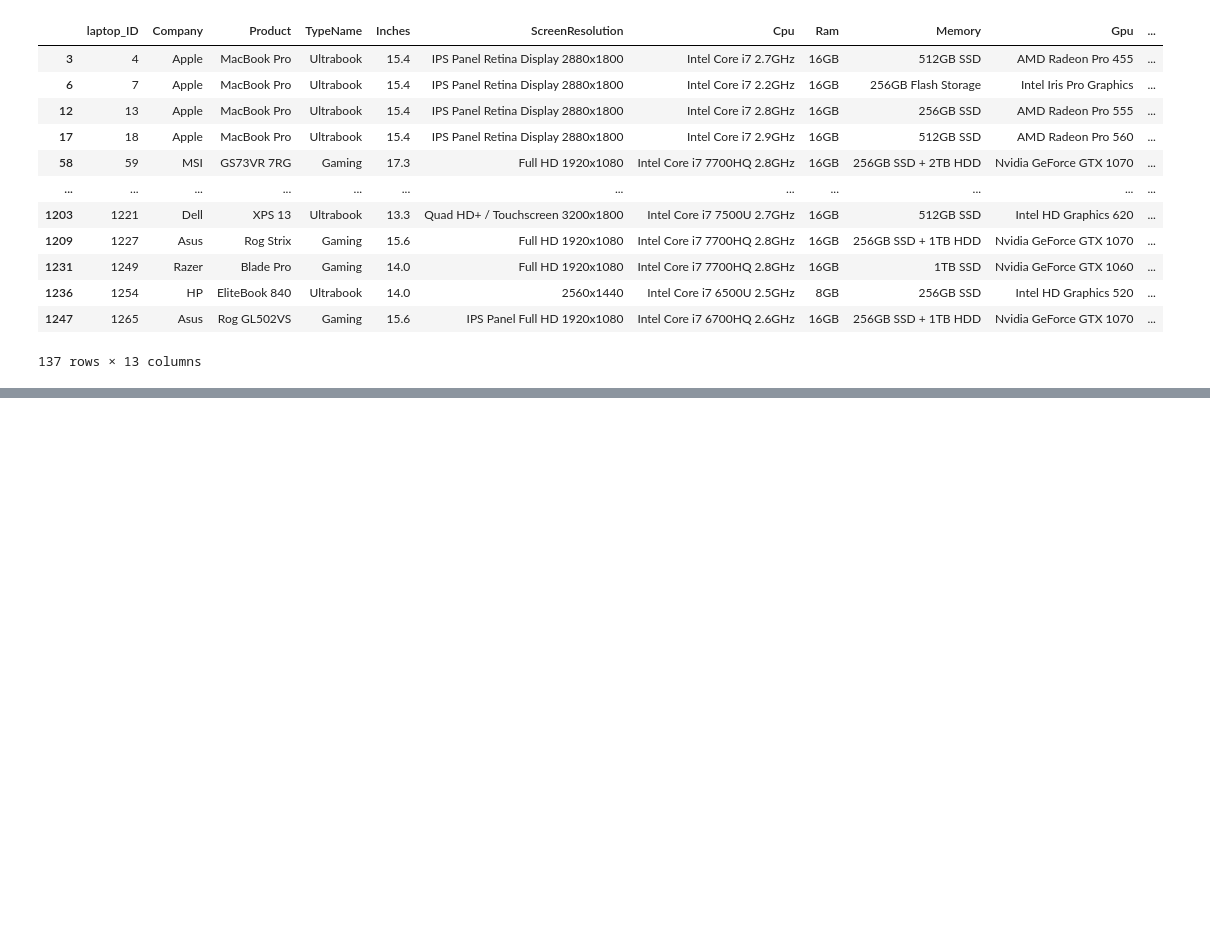
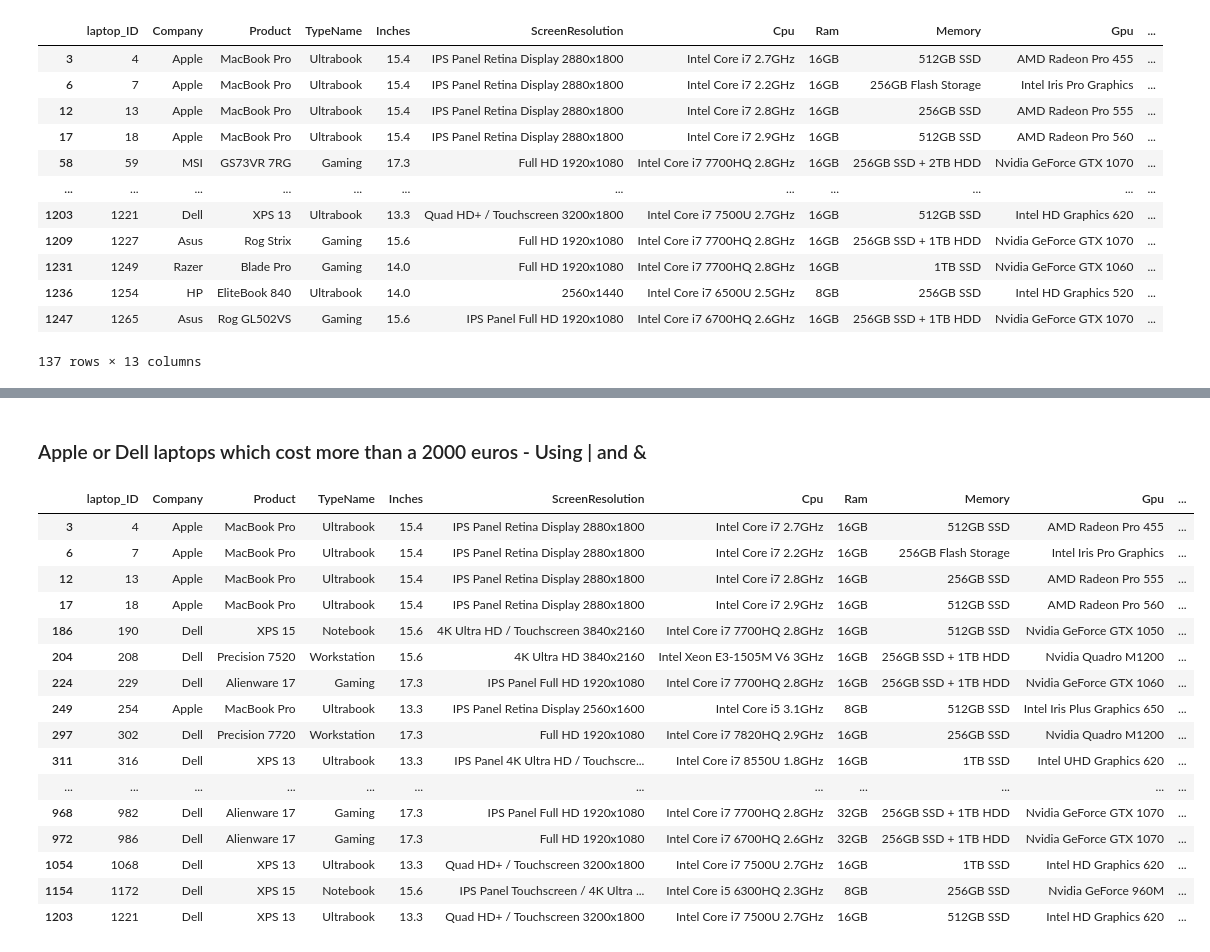
Before and after one commit to Dbarbanakov/Data-Science-with-Python, a Jupyter notebook: 02_pandas_filtering_data/01_filter.ipynb, the cells around one changed output, grey strips where cells are left out. Drawn from its saved outputs; the diff is of its cells as text; code cells hidden in the pictures; blank space fills up the shorter version.

```diff
--- a/02_pandas_filtering_data/01_filter.ipynb
+++ b/02_pandas_filtering_data/01_filter.ipynb
@@ -113,0 +147,23 @@ df_laptops[df_laptops['Price_euros']>2000]
+# %% [markdown]
+### Apple or Dell laptops which cost more than a 2000 euros - Using | and &
+# %%
+apple_dell_expensive = ((df_laptops['Company'] == 'Apple') | (df_laptops['Company'] == 'Dell')) & (df_laptops['Price_euros'] > 2000)
+df_laptops[apple_dell_expensive]
+# %% [output]
+|  | laptop_ID | Company | Product | TypeName | Inches | ScreenResolution | Cpu | Ram | Memory | Gpu | ... |
+| 3 | 4 | Apple | MacBook Pro | Ultrabook | 15.4 | IPS Panel Retina Display 2880x1800 | Intel Core i7 2.7GHz | 16GB | 512GB SSD | AMD Radeon Pro 455 | ... |
+| 6 | 7 | Apple | MacBook Pro | Ultrabook | 15.4 | IPS Panel Retina Display 2880x1800 | Intel Core i7 2.2GHz | 16GB | 256GB Flash Storage | Intel Iris Pro Graphics | ... |
+| 12 | 13 | Apple | MacBook Pro | Ultrabook | 15.4 | IPS Panel Retina Display 2880x1800 | Intel Core i7 2.8GHz | 16GB | 256GB SSD | AMD Radeon Pro 555 | ... |
+| 17 | 18 | Apple | MacBook Pro | Ultrabook | 15.4 | IPS Panel Retina Display 2880x1800 | Intel Core i7 2.9GHz | 16GB | 512GB SSD | AMD Radeon Pro 560 | ... |
+| 186 | 190 | Dell | XPS 15 | Notebook | 15.6 | 4K Ultra HD / Touchscreen 3840x2160 | Intel Core i7 7700HQ 2.8GHz | 16GB | 512GB SSD | Nvidia GeForce GTX 1050 | ... |
+| 204 | 208 | Dell | Precision 7520 | Workstation | 15.6 | 4K Ultra HD 3840x2160 | Intel Xeon E3-1505M V6 3GHz | 16GB | 256GB SSD + 1TB HDD | Nvidia Quadro M1200 | ... |
+| 224 | 229 | Dell | Alienware 17 | Gaming | 17.3 | IPS Panel Full HD 1920x1080 | Intel Core i7 7700HQ 2.8GHz | 16GB | 256GB SSD + 1TB HDD | Nvidia GeForce GTX 1060 | ... |
+| 249 | 254 | Apple | MacBook Pro | Ultrabook | 13.3 | IPS Panel Retina Display 2560x1600 | Intel Core i5 3.1GHz | 8GB | 512GB SSD | Intel Iris Plus Graphics 650 | ... |
+| 297 | 302 | Dell | Precision 7720 | Workstation | 17.3 | Full HD 1920x1080 | Intel Core i7 7820HQ 2.9GHz | 16GB | 256GB SSD | Nvidia Quadro M1200 | ... |
+| 311 | 316 | Dell | XPS 13 | Ultrabook | 13.3 | IPS Panel 4K Ultra HD / Touchscre... | Intel Core i7 8550U 1.8GHz | 16GB | 1TB SSD | Intel UHD Graphics 620 | ... |
+| ... | ... | ... | ... | ... | ... | ... | ... | ... | ... | ... | ... |
+| 968 | 982 | Dell | Alienware 17 | Gaming | 17.3 | IPS Panel Full HD 1920x1080 | Intel Core i7 7700HQ 2.8GHz | 32GB | 256GB SSD + 1TB HDD | Nvidia GeForce GTX 1070 | ... |
+| 972 | 986 | Dell | Alienware 17 | Gaming | 17.3 | Full HD 1920x1080 | Intel Core i7 6700HQ 2.6GHz | 32GB | 256GB SSD + 1TB HDD | Nvidia GeForce GTX 1070 | ... |
+| 1054 | 1068 | Dell | XPS 13 | Ultrabook | 13.3 | Quad HD+ / Touchscreen 3200x1800 | Intel Core i7 7500U 2.7GHz | 16GB | 1TB SSD | Intel HD Graphics 620 | ... |
+| 1154 | 1172 | Dell | XPS 15 | Notebook | 15.6 | IPS Panel Touchscreen / 4K Ultra ... | Intel Core i5 6300HQ 2.3GHz | 8GB | 256GB SSD | Nvidia GeForce 960M | ... |
+| 1203 | 1221 | Dell | XPS 13 | Ultrabook | 13.3 | Quad HD+ / Touchscreen 3200x1800 | Intel Core i7 7500U 2.7GHz | 16GB | 512GB SSD | Intel HD Graphics 620 | ... |
```
Also changed, not shown: parts of 7 cells of this notebook, 1 other file.
